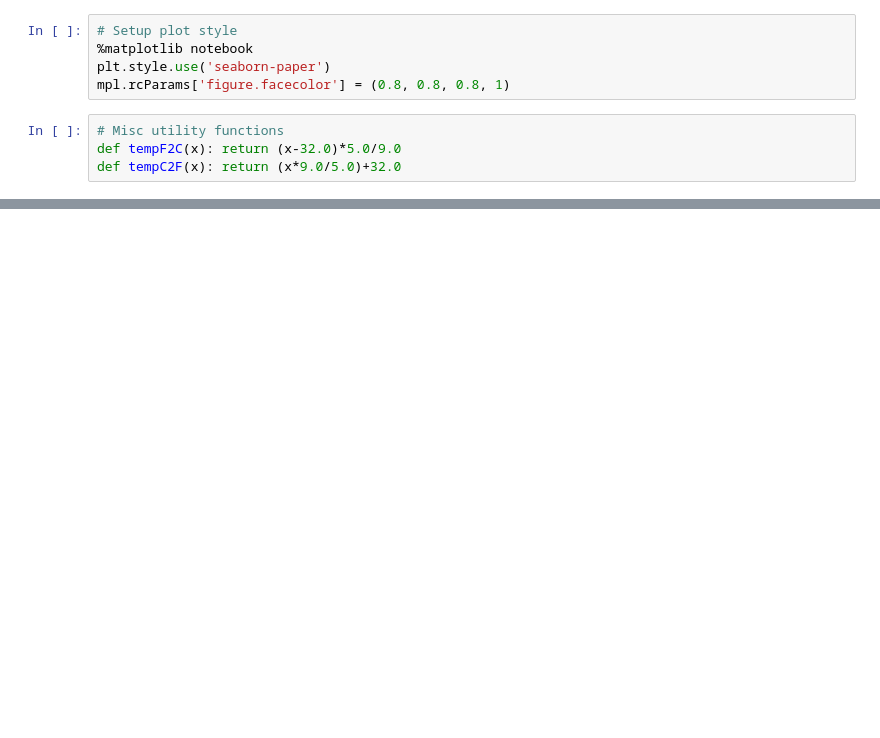
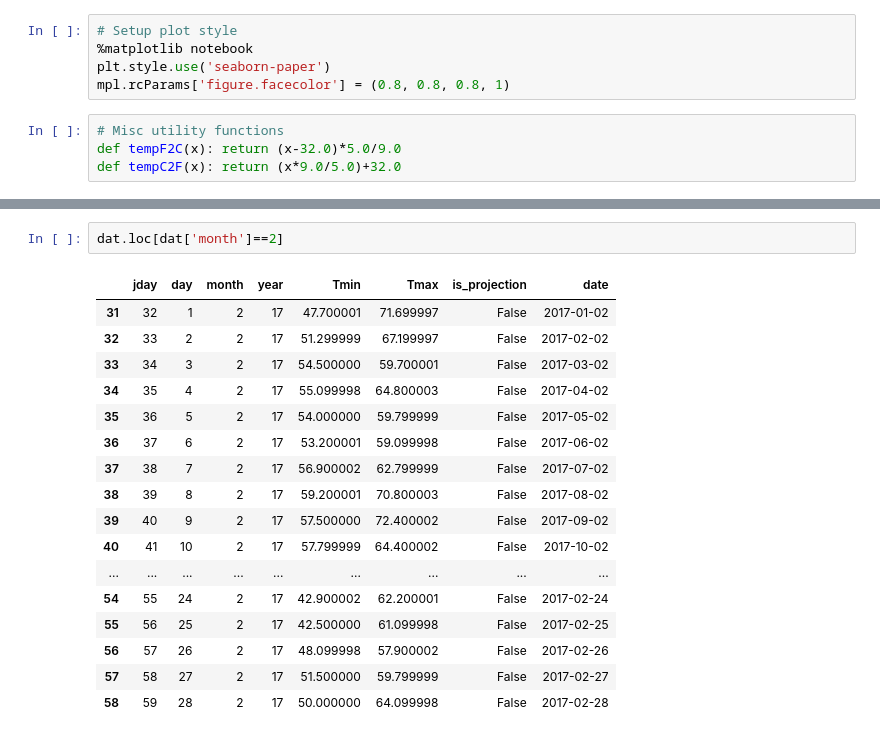
Before and after one commit to manoukis/ddtool, a Jupyter notebook: scratch/Scratch.ipynb, the cells around one changed output, grey strips where cells are left out. Saved outputs shown, nothing was run; the diff lists cells and outputs as text; blank space fills up the shorter version.

```diff
--- a/scratch/Scratch.ipynb
+++ b/scratch/Scratch.ipynb
@@ -135 +134,21 @@ display(dat)
 365 rows × 8 columns
+# %%
+dat.loc[dat['month']==2]
+# %% [output]
+|  | jday | day | month | year | Tmin | Tmax | is_projection | date |
+| 31 | 32 | 1 | 2 | 17 | 47.700001 | 71.699997 | False | 2017-01-02 |
+| 32 | 33 | 2 | 2 | 17 | 51.299999 | 67.199997 | False | 2017-02-02 |
+| 33 | 34 | 3 | 2 | 17 | 54.500000 | 59.700001 | False | 2017-03-02 |
+| 34 | 35 | 4 | 2 | 17 | 55.099998 | 64.800003 | False | 2017-04-02 |
+| 35 | 36 | 5 | 2 | 17 | 54.000000 | 59.799999 | False | 2017-05-02 |
+| 36 | 37 | 6 | 2 | 17 | 53.200001 | 59.099998 | False | 2017-06-02 |
+| 37 | 38 | 7 | 2 | 17 | 56.900002 | 62.799999 | False | 2017-07-02 |
+| 38 | 39 | 8 | 2 | 17 | 59.200001 | 70.800003 | False | 2017-08-02 |
+| 39 | 40 | 9 | 2 | 17 | 57.500000 | 72.400002 | False | 2017-09-02 |
+| 40 | 41 | 10 | 2 | 17 | 57.799999 | 64.400002 | False | 2017-10-02 |
+| ... | ... | ... | ... | ... | ... | ... | ... | ... |
+| 54 | 55 | 24 | 2 | 17 | 42.900002 | 62.200001 | False | 2017-02-24 |
+| 55 | 56 | 25 | 2 | 17 | 42.500000 | 61.099998 | False | 2017-02-25 |
+| 56 | 57 | 26 | 2 | 17 | 48.099998 | 57.900002 | False | 2017-02-26 |
+| 57 | 58 | 27 | 2 | 17 | 51.500000 | 59.799999 | False | 2017-02-27 |
+| 58 | 59 | 28 | 2 | 17 | 50.000000 | 64.099998 | False | 2017-02-28 |
```
Also changed, not shown: parts of 4 cells of this notebook, 1 other file.
